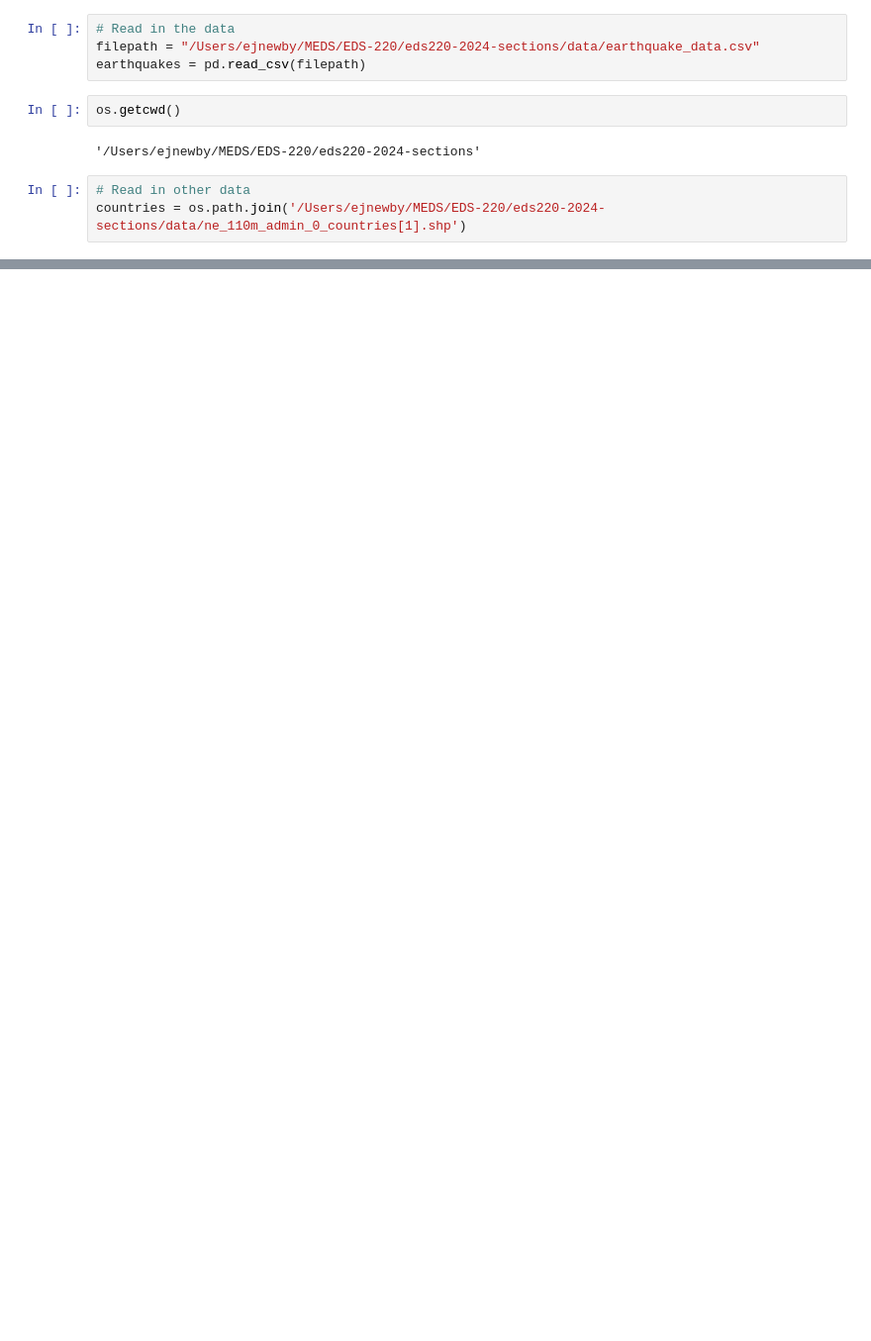
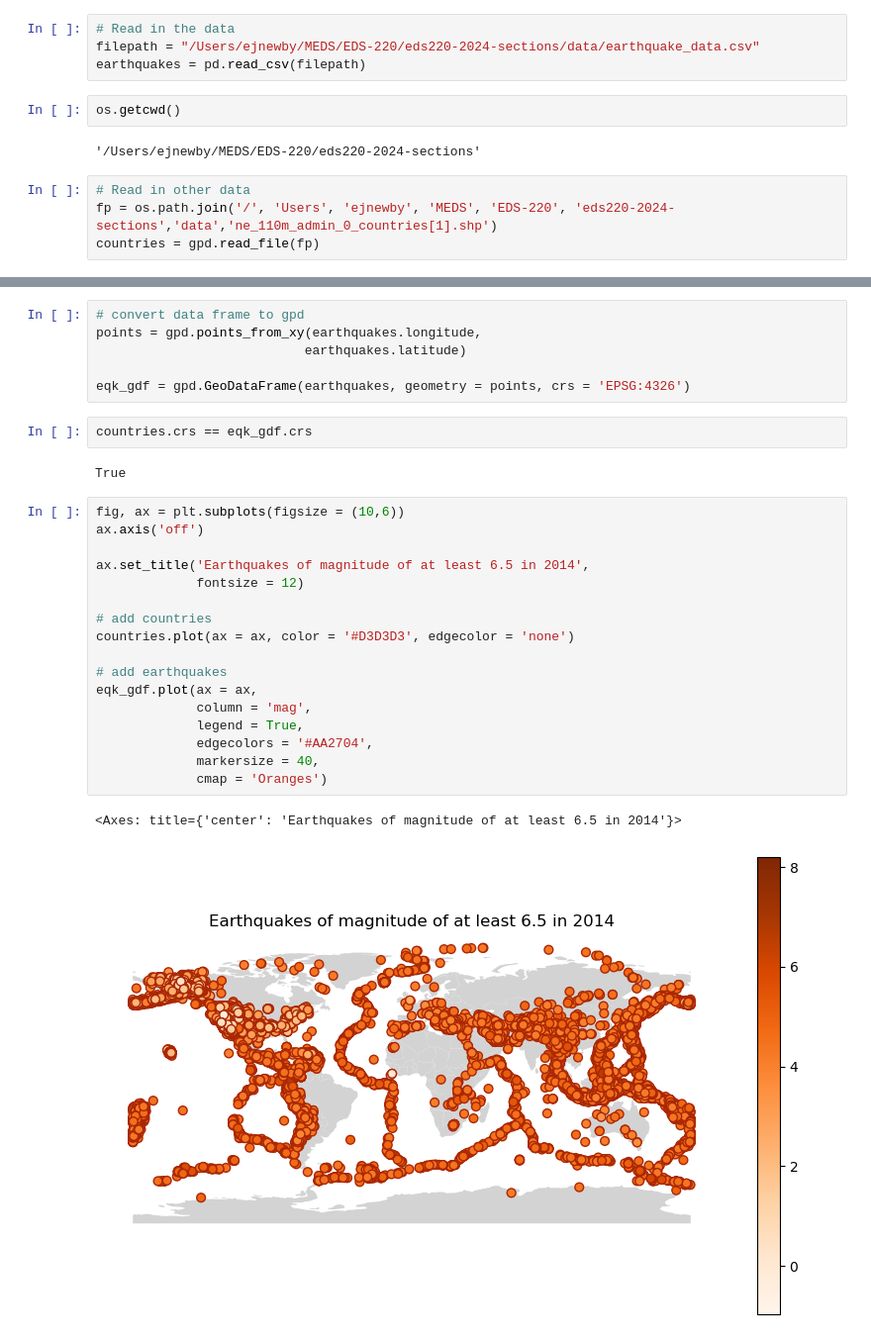
Before and after one commit to evajnewby/eds220-2024-sections, a Jupyter notebook: section-5-earthquakes.ipynb, the cells around one changed output, grey strips where cells are left out. Shown: that part at 99% size. Cells and saved outputs as stored; diff of their text form; blank space fills up the shorter version.

```diff
--- a/section-5-earthquakes.ipynb
+++ b/section-5-earthquakes.ipynb
@@ -13,4 +15,5 @@ os.getcwd()
 '/Users/ejnewby/MEDS/EDS-220/eds220-2024-sections'
 # %%
 # Read in other data
-countries = os.path.join('/Users/ejnewby/MEDS/EDS-220/eds220-2024-sections/data/ne_110m_admin_0_countries[1].shp')
+fp = os.path.join('/', 'Users', 'ejnewby', 'MEDS', 'EDS-220', 'eds220-2024-sections','data','ne_110m_admin_0_countries[1].shp')
+countries = gpd.read_file(fp)
@@ -16,0 +36,30 @@ countries = os.path.join('/Users/ejnewby/MEDS/EDS-220/eds220-2024-sections/data/
+# %%
+# convert data frame to gpd
+points = gpd.points_from_xy(earthquakes.longitude,
+                           earthquakes.latitude)
+
+eqk_gdf = gpd.GeoDataFrame(earthquakes, geometry = points, crs = 'EPSG:4326')
+# %%
+countries.crs == eqk_gdf.crs
+# %% [output]
+True
+# %%
+fig, ax = plt.subplots(figsize = (10,6))
+ax.axis('off')
+
+ax.set_title('Earthquakes of magnitude of at least 6.5 in 2014',
+             fontsize = 12)
+
+# add countries
+countries.plot(ax = ax, color = '#D3D3D3', edgecolor = 'none')
+
+# add earthquakes
+eqk_gdf.plot(ax = ax,
+             column = 'mag',
+             legend = True,
+             edgecolors = '#AA2704',
+             markersize = 40,
+             cmap = 'Oranges')
+# %% [output]
+<Axes: title={'center': 'Earthquakes of magnitude of at least 6.5 in 2014'}>
+[figure, added]
```
Also changed, not shown: parts of 4 cells of this notebook.
